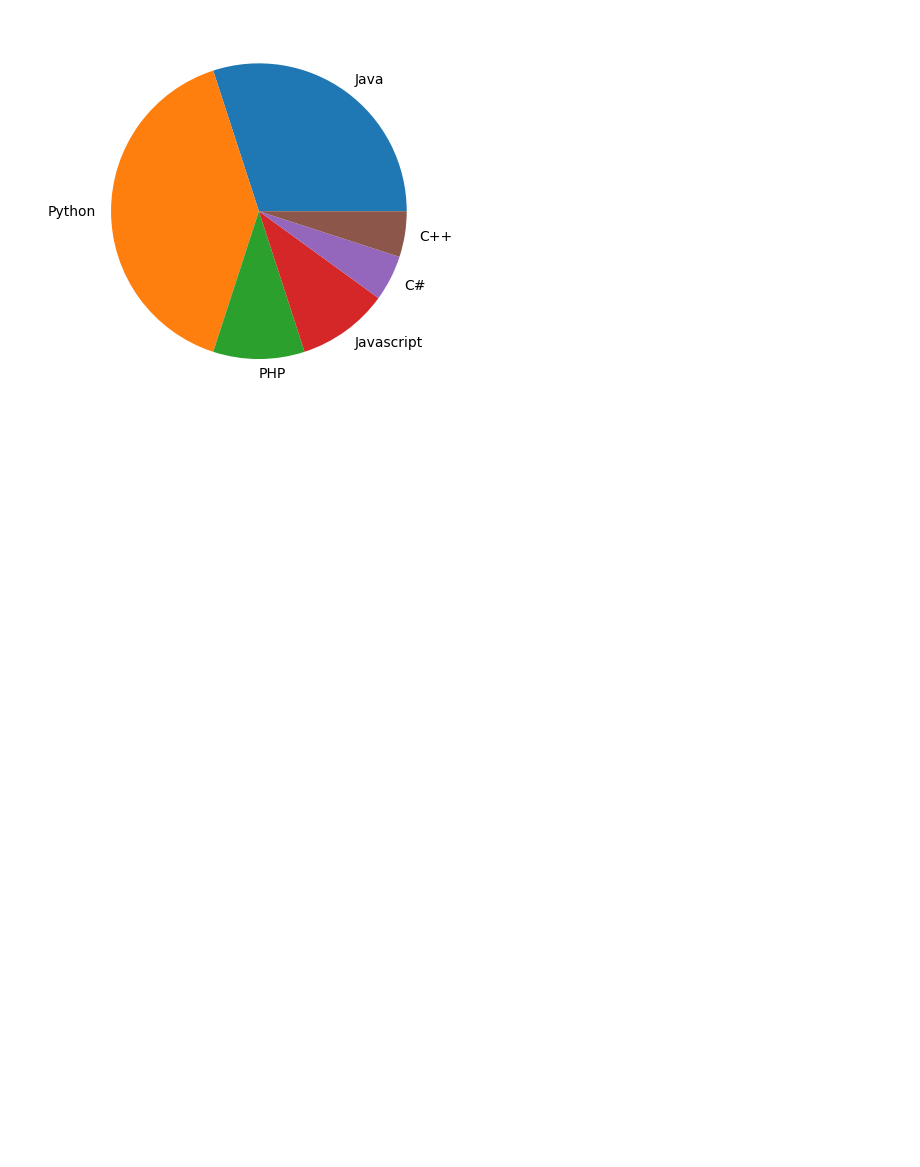
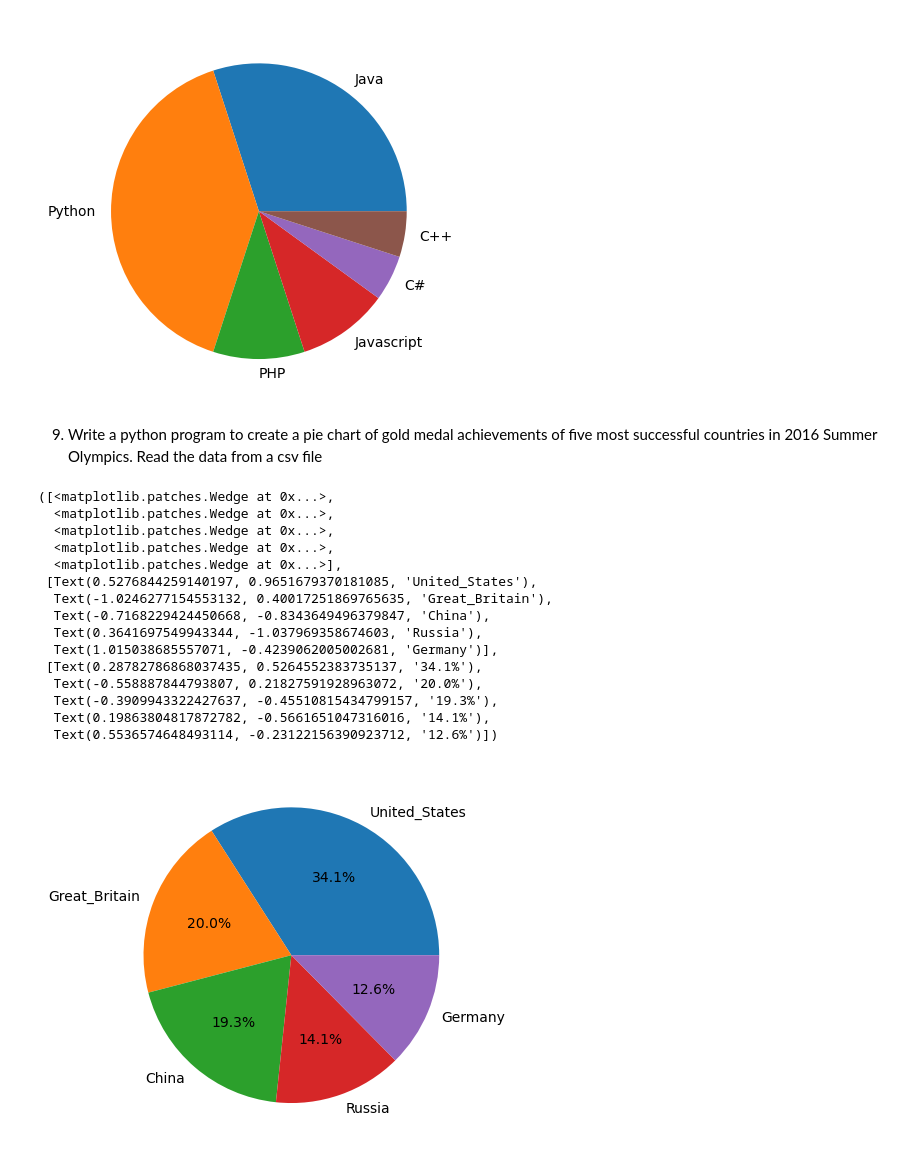
Before and after one commit to jerardh/S3, a Jupyter notebook: DS/exercise3.ipynb, the cells around one changed output. Drawn from its saved outputs; the diff is of its cells as text; code cells hidden in the pictures; blank space fills up the shorter version.

```diff
--- a/DS/exercise3.ipynb
+++ b/DS/exercise3.ipynb
@@ -158,3 +158,28 @@ plt.pie(y_data,labels=x_data)
   Text(0.9801072432348152, -0.4993894189494316, 'C#'),
   Text(1.086457198418509, -0.17207776150509588, 'C++')])
 [figure]
+# %% [markdown]
+9. Write a python program to create a pie chart of gold medal achievements of five most successful countries in 2016 Summer Olympics. Read the data from a csv file
+# %%
+import pandas as pd
+df=pd.read_csv("medal.csv",delimiter=":")
+countries = df['Country'].to_numpy()
+medals=df['Gold_Medal'].to_numpy()
+plt.pie(medals,labels=countries,autopct='%1.1f%%')
+# %% [output]
+([<matplotlib.patches.Wedge at 0x...>,
+  <matplotlib.patches.Wedge at 0x...>,
+  <matplotlib.patches.Wedge at 0x...>,
+  <matplotlib.patches.Wedge at 0x...>,
+  <matplotlib.patches.Wedge at 0x...>],
+ [Text(0.5276844259140197, 0.9651679370181085, 'United_States'),
+  Text(-1.0246277154553132, 0.40017251869765635, 'Great_Britain'),
+  Text(-0.7168229424450668, -0.8343649496379847, 'China'),
+  Text(0.3641697549943344, -1.037969358674603, 'Russia'),
+  Text(1.015038685557071, -0.4239062005002681, 'Germany')],
+ [Text(0.28782786868037435, 0.5264552383735137, '34.1%'),
+  Text(-0.558887844793807, 0.21827591928963072, '20.0%'),
+  Text(-0.3909943322427637, -0.45510815434799157, '19.3%'),
+  Text(0.19863804817872782, -0.5661651047316016, '14.1%'),
+  Text(0.5536574648493114, -0.23122156390923712, '12.6%')])
+[figure, added]
```
Also changed, not shown: parts of 3 cells of this notebook, 1 other file.
